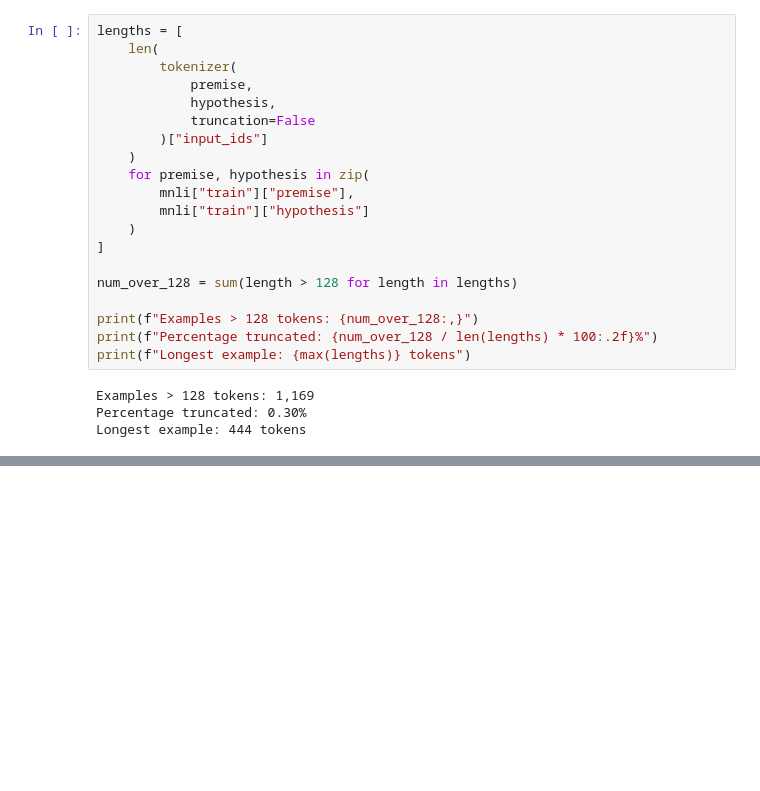
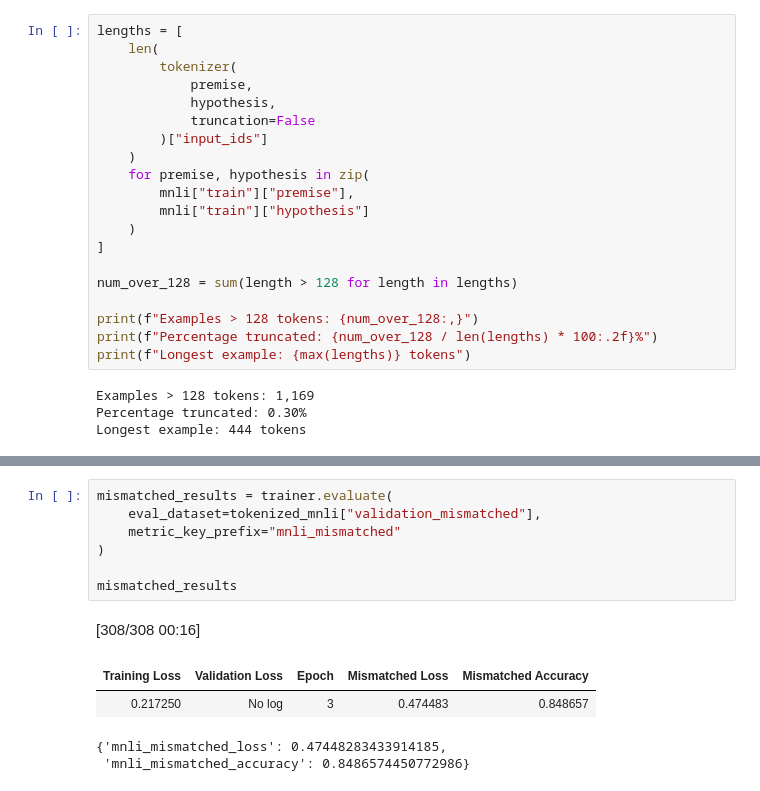
Before and after one commit to MR473/Quantization-Spurious-Heuristics-in-Transformers, a Jupyter notebook: notebooks/fp32_baseline.ipynb, the cells around one changed output, grey strips where cells are left out. Cells and saved outputs as stored; diff of their text form; blank space fills up the shorter version.

```diff
--- a/notebooks/fp32_baseline.ipynb
+++ b/notebooks/fp32_baseline.ipynb
@@ -225,0 +416,13 @@ Longest example: 444 tokens
+# %%
+mismatched_results = trainer.evaluate(
+    eval_dataset=tokenized_mnli["validation_mismatched"],
+    metric_key_prefix="mnli_mismatched"
+)
+
+mismatched_results
+# %% [output]
+[308/308 00:16]
+| Training Loss | Validation Loss | Epoch | Mismatched Loss | Mismatched Accuracy |
+| 0.217250 | No log | 3 | 0.474483 | 0.848657 |
+{'mnli_mismatched_loss': 0.47448283433914185,
+ 'mnli_mismatched_accuracy': 0.8486574450772986}
```
Also changed, not shown: parts of 27 cells of this notebook.
